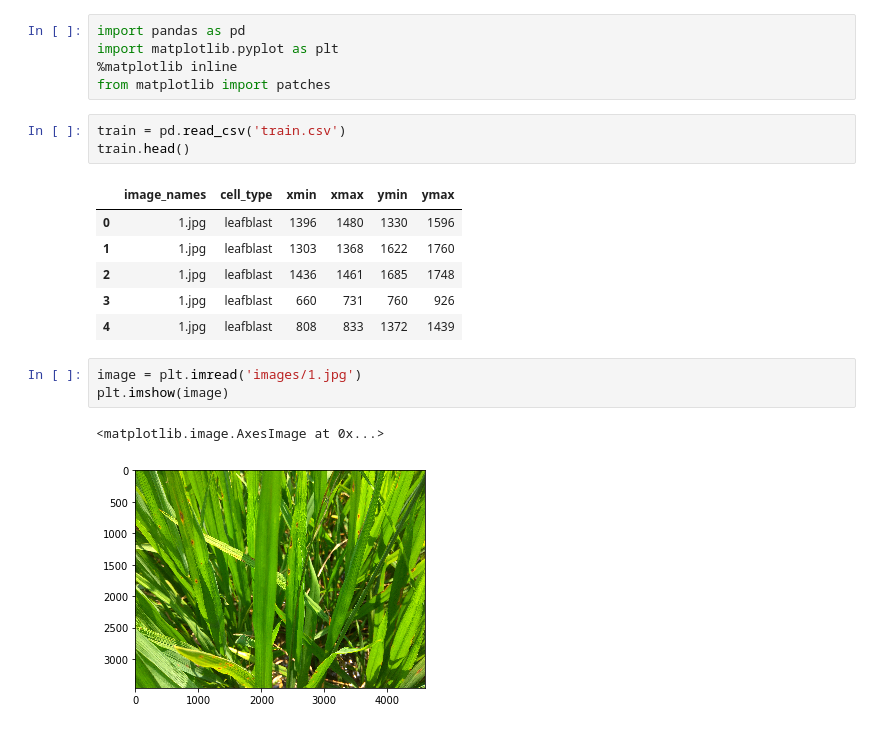
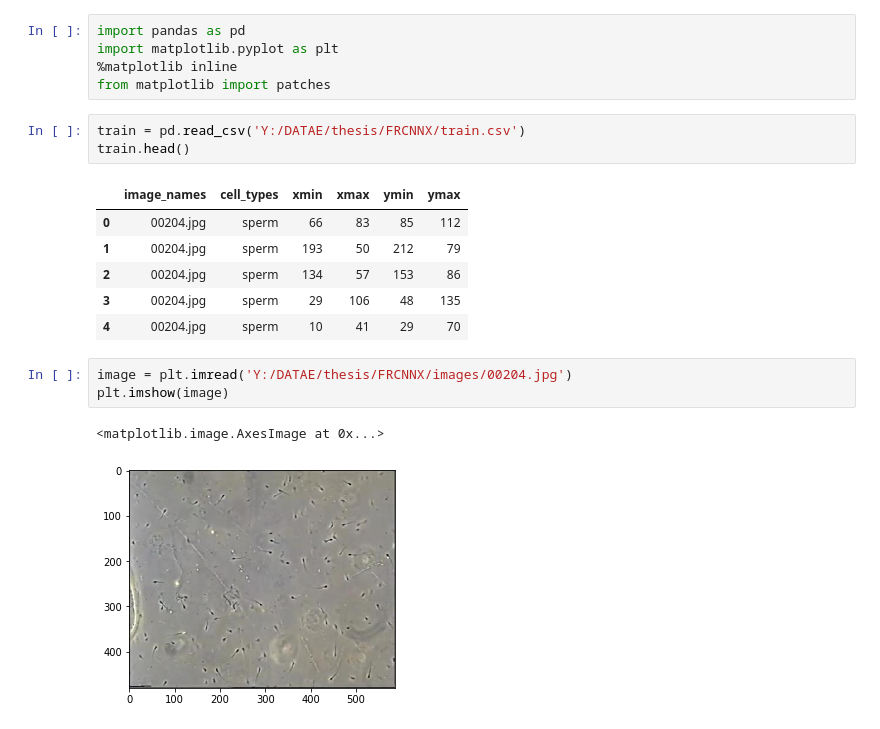
Before and after one commit to drimamskom/frcnn, a Jupyter notebook: FRCNN.ipynb, the cells around one changed output. Drawn from its saved outputs; the diff is of its cells as text.

Commit message:
Update FRCNN.ipynb
update frcnn

```diff
--- a/FRCNN.ipynb
+++ b/FRCNN.ipynb
@@ -4,21 +4,21 @@ import matplotlib.pyplot as plt
 %matplotlib inline
 from matplotlib import patches
 # %%
-train = pd.read_csv('train.csv')
+train = pd.read_csv('Y:/DATAE/thesis/FRCNNX/train.csv')
 train.head()
 # %% [output]
-|  | image_names | cell_type | xmin | xmax | ymin | ymax |
-| 0 | 1.jpg | leafblast | 1396 | 1480 | 1330 | 1596 |
-| 1 | 1.jpg | leafblast | 1303 | 1368 | 1622 | 1760 |
-| 2 | 1.jpg | leafblast | 1436 | 1461 | 1685 | 1748 |
-| 3 | 1.jpg | leafblast | 660 | 731 | 760 | 926 |
-| 4 | 1.jpg | leafblast | 808 | 833 | 1372 | 1439 |
+|  | image_names | cell_types | xmin | xmax | ymin | ymax |
+| 0 | 00204.jpg | sperm | 66 | 83 | 85 | 112 |
+| 1 | 00204.jpg | sperm | 193 | 50 | 212 | 79 |
+| 2 | 00204.jpg | sperm | 134 | 57 | 153 | 86 |
+| 3 | 00204.jpg | sperm | 29 | 106 | 48 | 135 |
+| 4 | 00204.jpg | sperm | 10 | 41 | 29 | 70 |
 # %%
-image = plt.imread('images/1.jpg')
+image = plt.imread('Y:/DATAE/thesis/FRCNNX/images/00204.jpg')
 plt.imshow(image)
 # %% [output]
 <matplotlib.image.AxesImage at 0x...>
-[figure, old version]
+[figure, new version]
 # %%
 train['image_names'].nunique()
 # %% [output]
```
Also changed, not shown: parts of 5 cells of this notebook.
